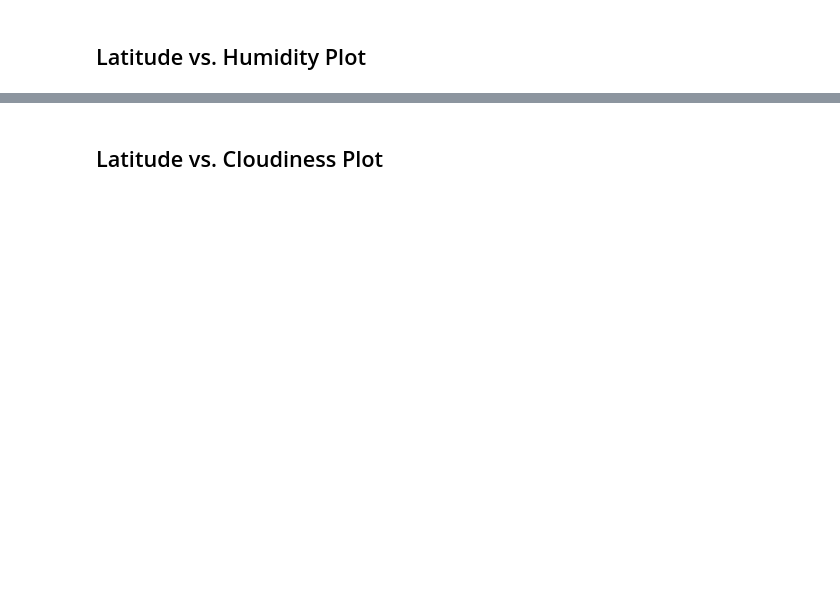
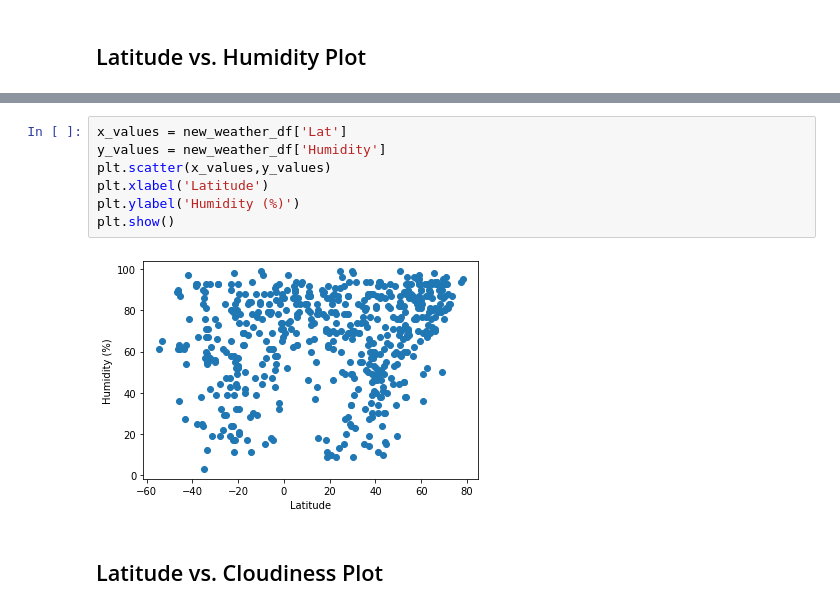
Before and after one commit to loucksjohn/python_api_challenge, a Jupyter notebook: WeatherPy/WeatherPy.ipynb, the cells around one changed output, grey strips where cells are left out. Drawn from its saved outputs; the diff is of its cells as text; blank space fills up the shorter version.

```diff
--- a/WeatherPy/WeatherPy.ipynb
+++ b/WeatherPy/WeatherPy.ipynb
@@ -188,2 +207,11 @@ Int64Index([], dtype='int64')
+# %%
+x_values = new_weather_df['Lat']
+y_values = new_weather_df['Humidity']
+plt.scatter(x_values,y_values)
+plt.xlabel('Latitude')
+plt.ylabel('Humidity (%)')
+plt.show()
+# %% [output]
+[figure, added]
 # %% [markdown]
 ## Latitude vs. Cloudiness Plot
```
Also changed, not shown: parts of 37 cells of this notebook, 1 other file.
